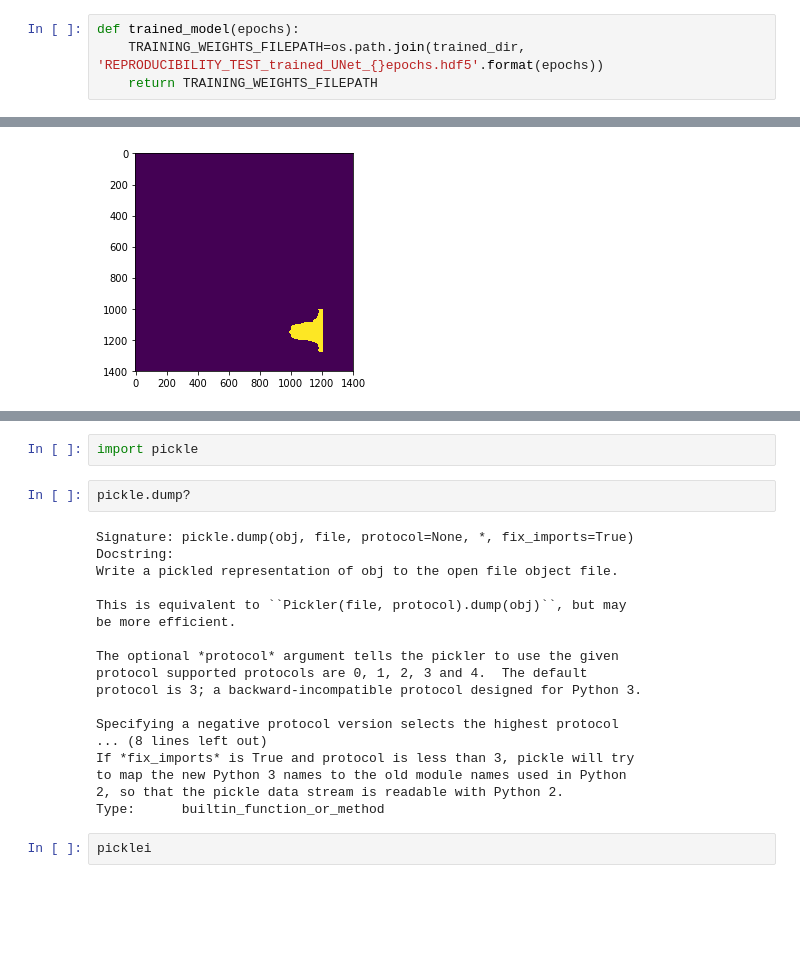
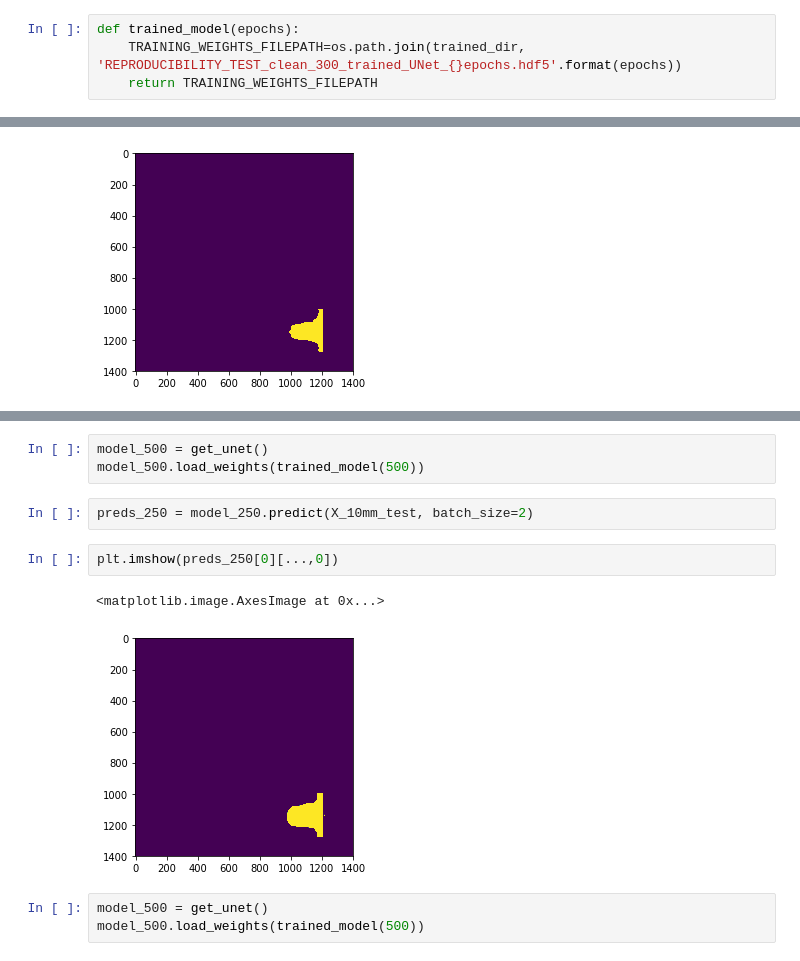
Before and after one commit to cdesio/leaf_reco, a Jupyter notebook: notebooks/Test_retrained_UNET.ipynb, the cells around one changed output, grey strips where cells are left out. Cells and saved outputs as stored; diff of their text form; blank space fills up the shorter version.

Commit message:
testing retrained unet

```diff
--- a/notebooks/Test_retrained_UNET.ipynb
+++ b/notebooks/Test_retrained_UNET.ipynb
@@ -38,7 +38,7 @@ TASK_NAME = 'UNet_retrain_new_data_clean_300'
 TASK_FOLDER_PATH = os.path.join(CHECKPOINT_FOLDER_PATH, TASK_NAME)
 # %%
 def trained_model(epochs):
-    TRAINING_WEIGHTS_FILEPATH=os.path.join(trained_dir, 'REPRODUCIBILITY_TEST_trained_UNet_{}epochs.hdf5'.format(epochs))
+    TRAINING_WEIGHTS_FILEPATH=os.path.join(trained_dir, 'REPRODUCIBILITY_TEST_clean_300_trained_UNet_{}epochs.hdf5'.format(epochs))
     return TRAINING_WEIGHTS_FILEPATH
 # %%
 model_250 = get_unet()
@@ -73,24 +61,13 @@ plt.imshow(preds_10[10][...,0])
-# %%
-import pickle
-# %%
-pickle.dump?
-# %% [output]
-Signature: pickle.dump(obj, file, protocol=None, *, fix_imports=True)
-Docstring:
-Write a pickled representation of obj to the open file object file.
-
-This is equivalent to ``Pickler(file, protocol).dump(obj)``, but may
-be more efficient.
-
-The optional *protocol* argument tells the pickler to use the given
-protocol supported protocols are 0, 1, 2, 3 and 4.  The default
-protocol is 3; a backward-incompatible protocol designed for Python 3.
-
-Specifying a negative protocol version selects the highest protocol
-... (8 lines left out)
-If *fix_imports* is True and protocol is less than 3, pickle will try
-to map the new Python 3 names to the old module names used in Python
-2, so that the pickle data stream is readable with Python 2.
-Type:      builtin_function_or_method
-# %%
-picklei
+# %%
+model_500 = get_unet()
+model_500.load_weights(trained_model(500))
+# %%
+preds_250 = model_250.predict(X_10mm_test, batch_size=2)
+# %%
+plt.imshow(preds_250[0][...,0])
+# %% [output]
+<matplotlib.image.AxesImage at 0x...>
+[figure, added]
+# %%
+model_500 = get_unet()
+model_500.load_weights(trained_model(500))
```
Also changed, not shown: parts of 50 cells of this notebook.
